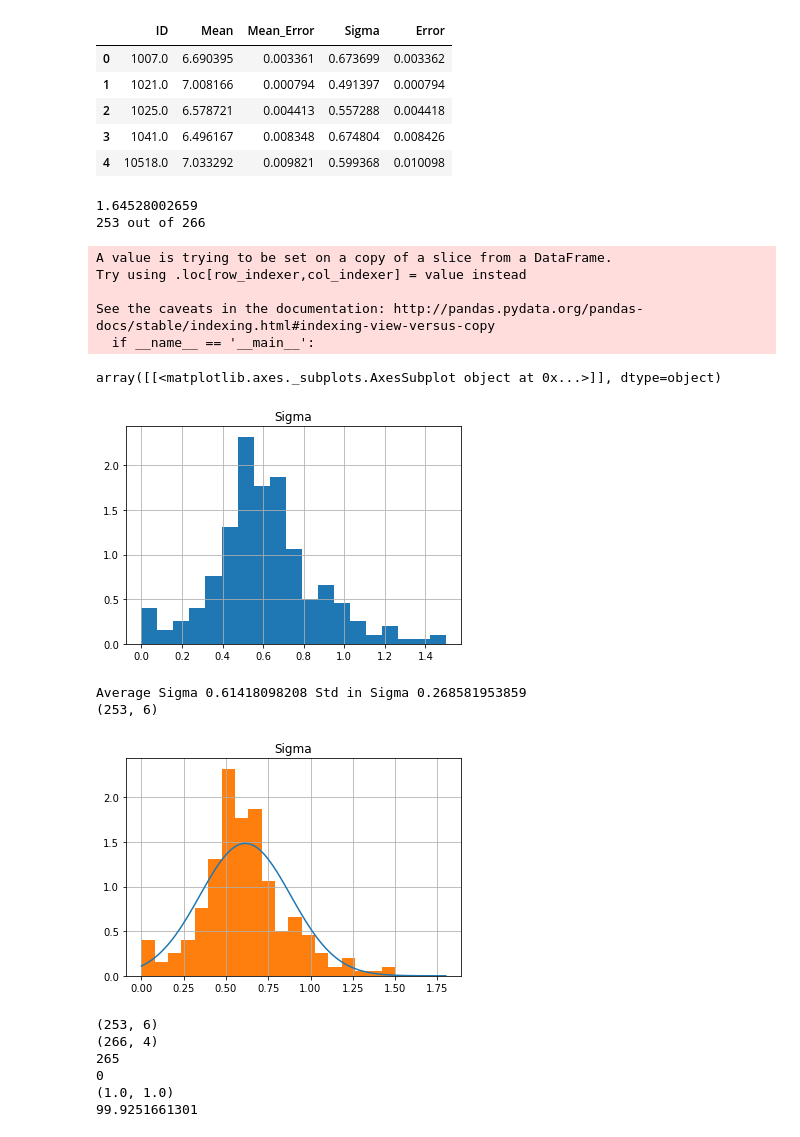
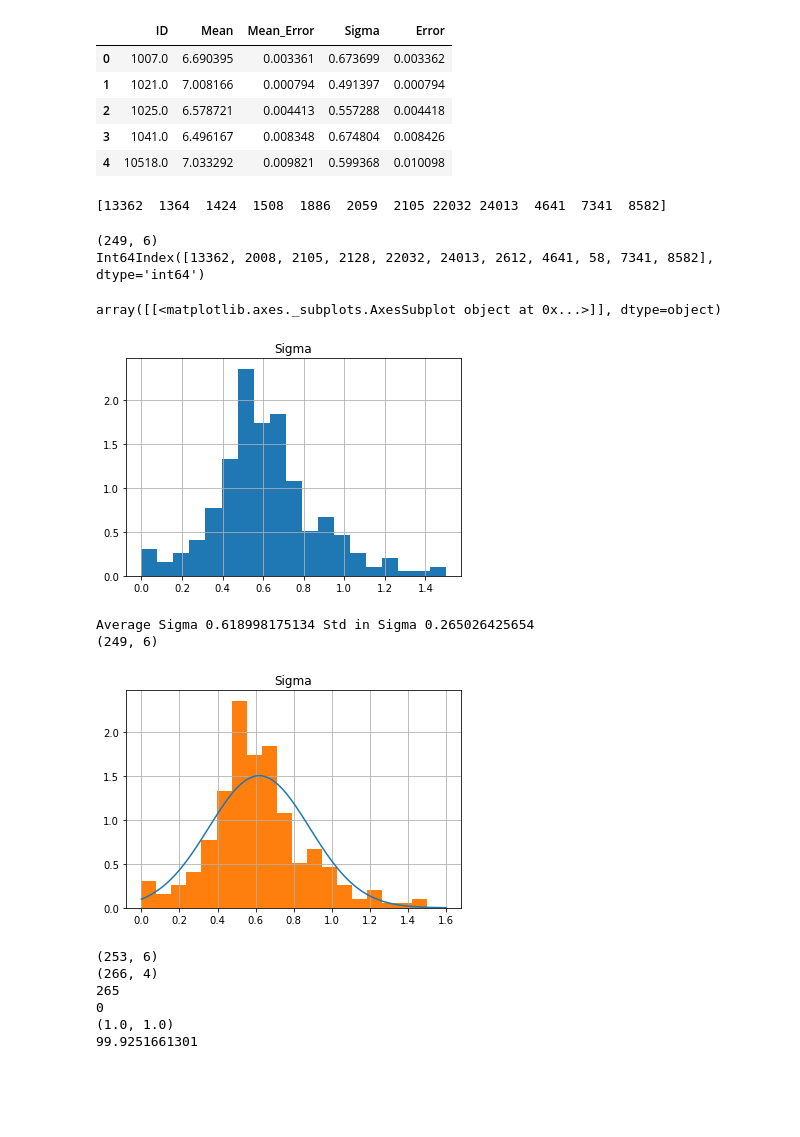
Before and after one commit to dtamayo/MLstability, a Jupyter notebook: Analysis/MCMC_Analysis/ConvolutedConvolutions.ipynb, the cells around one changed output. Saved outputs shown, nothing was run; the diff lists cells and outputs as text; code cells hidden in the pictures; blank space fills up the shorter version.

```diff
--- a/Analysis/MCMC_Analysis/ConvolutedConvolutions.ipynb
+++ b/Analysis/MCMC_Analysis/ConvolutedConvolutions.ipynb
@@ -58,0 +61,5 @@ sub_short.head()
+# %%
+discard = sub_short[sub_short["instability_time"]<10000]
+print discard.index
+print discard.shape, sub_short.shape
+discard
@@ -271,48 +288,55 @@ info_frame.head()
 | 2 | 1025.0 | 6.578721 | 0.004413 | 0.557288 | 0.004418 |
 | 3 | 1041.0 | 6.496167 | 0.008348 | 0.674804 | 0.008426 |
 | 4 | 10518.0 | 7.033292 | 0.009821 | 0.599368 | 0.010098 |
+# %%
+corrupted= np.loadtxt("../../../Corrupted.txt").astype(int)
+print corrupted
+# %% [output]
+[13362  1364  1424  1508  1886  2059  2105 22032 24013  4641  7341  8582]
 # %%
 #reload csv
+corrupted
 info_frame = pd.read_csv("../../Figures/ConvolutedFigures/Convolved_Params_266.csv")
 #system 787 is weird, high sigma value
-valid_info_frame= info_frame[(info_frame["Mean"]!=np.inf) & (info_frame["Sigma"]<10)] #need to see what causes this
-print valid_info_frame["Sigma"].max()
-print valid_info_frame.shape[0], "out of", info_frame.shape[0]
+#valid_info_frame= info_frame[(info_frame["Mean"]!=np.inf) & (info_frame["Sigma"]<10)] #need to see what causes this
+#In [7]: df[df['A'].isin([3, 6])]
+#print valid_info_frame.head()
+valid_info_frame = valid_info_frame[~valid_info_frame["ID"].astype(int).isin(discard.index)]
+valid_info_frame = valid_info_frame[~valid_info_frame["ID"].astype(int).isin(corrupted)]
+print valid_info_frame.shape
+print discard.index
+#print valid_info_frame.shape
+#print valid_info_frame["Sigma"].max()
+#print valid_info_frame.shape[0], "out of", info_frame.shape[0]
 #info_frame.hist("Sigma")
-ind =  np.where(valid_info_frame["Sigma"] == valid_info_frame["Sigma"].max())[0][0]
-#valid_info_frame[valid_info_frame["Sigma"]>10]
+#ind =  np.where(valid_info_frame["Sigma"] == valid_info_frame["Sigma"].max())[0][0]
 # %% [output]
-1.64528002659
-253 out of 266
+(249, 6)
+Int64Index([13362, 2008, 2105, 2128, 22032, 24013, 2612, 4641, 58, 7341, 8582], dtype='int64')
 # %%
 valid_info_frame["Sigma"] = np.abs(valid_info_frame["Sigma"])
 bins = np.linspace(0, 1.5, 20)
 valid_info_frame.hist("Sigma",  normed = 1, bins = bins)
 # %% [output]
-A value is trying to be set on a copy of a slice from a DataFrame.
-Try using .loc[row_indexer,col_indexer] = value instead
-
-See the caveats in the documentation: http://pandas.pydata.org/pandas-docs/stable/indexing.html#indexing-view-versus-copy
-  if __name__ == '__main__':
+array([[<matplotlib.axes._subplots.AxesSubplot object at 0x...>]], dtype=object)
-array([[<matplotlib.axes._subplots.AxesSubplot object at 0x...>]], dtype=object)
-[figure, old version]
+[figure, new version]
 # %%
 from scipy.stats import norm
 
 mu_fit, sig_fit =  norm.fit(valid_info_frame["Sigma"].values)
 print "Average Sigma", mu_fit, "Std in Sigma", sig_fit
 #x, xmax = plt.xlim()
 fig = plt.figure()
 ax = fig.add_subplot("111")
-x = np.linspace(0, 1.8, 100)
+x = np.linspace(0, 1.6, 100)
 p = norm.pdf(x, mu_fit, sig_fit)
 plt.plot(x, p)
 valid_info_frame.hist("Sigma", normed = 1, ax = ax, bins = bins)
 print valid_info_frame.shape
 # %% [output]
-Average Sigma 0.61418098208 Std in Sigma 0.268581953859
-(253, 6)
+Average Sigma 0.618998175134 Std in Sigma 0.265026425654
+(249, 6)
-[figure, old version]
+[figure, new version]
 # %%
 print valid_info_frame.shape
 #print valid_info_frame.head(2)
```
Also changed, not shown: parts of 11 cells of this notebook, 2 other files.
